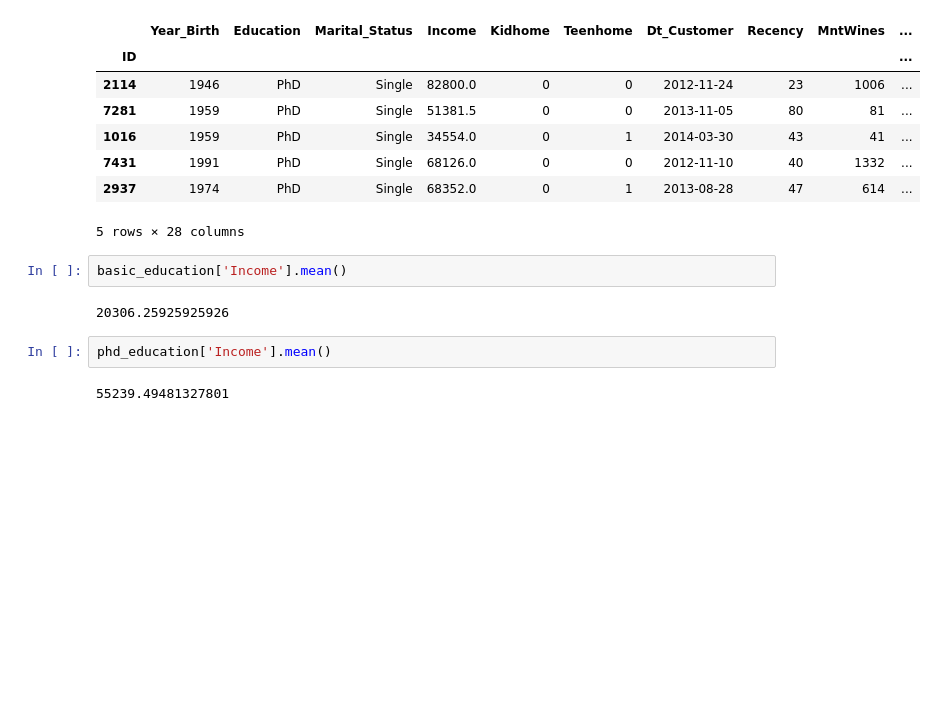
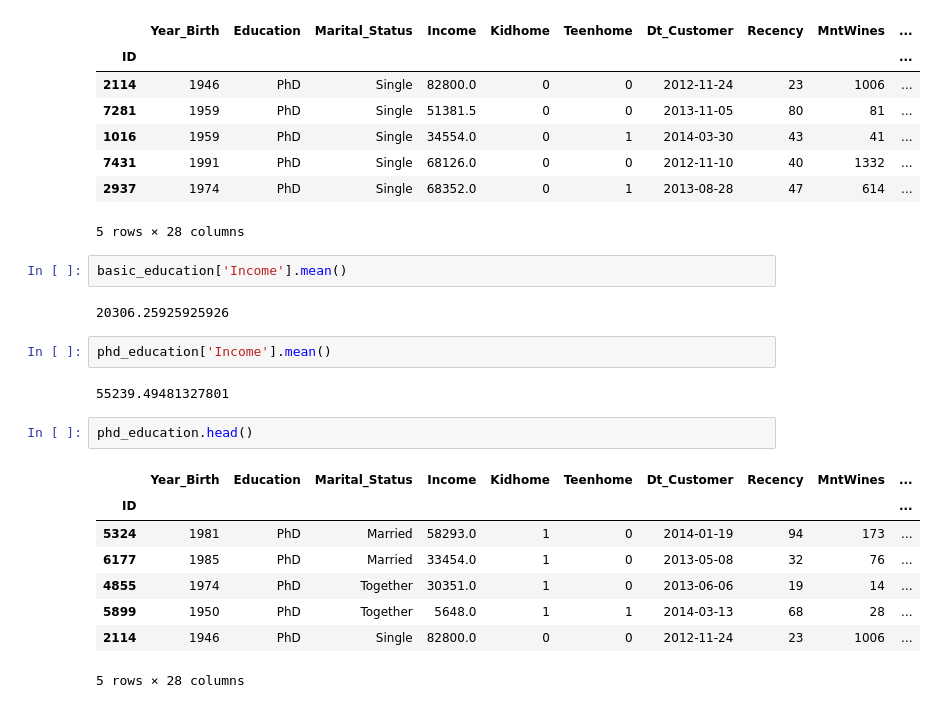
Before and after one commit to Jose-Servin/DataCamp, a Jupyter notebook: Projects/Customer_Personality_Analysis/CPA.ipynb, the cells around one changed output. Drawn from its saved outputs; the diff is of its cells as text; blank space fills up the shorter version.

```diff
--- a/Projects/Customer_Personality_Analysis/CPA.ipynb
+++ b/Projects/Customer_Personality_Analysis/CPA.ipynb
@@ -383,3 +386,14 @@ basic_education['Income'].mean()
 phd_education['Income'].mean()
 # %% [output]
 55239.49481327801
+# %%
+phd_education.head()
+# %% [output]
+|  | Year_Birth | Education | Marital_Status | Income | Kidhome | Teenhome | Dt_Customer | Recency | MntWines | ... |
+| ID |  |  |  |  |  |  |  |  |  | ... |
+| 5324 | 1981 | PhD | Married | 58293.0 | 1 | 0 | 2014-01-19 | 94 | 173 | ... |
+| 6177 | 1985 | PhD | Married | 33454.0 | 1 | 0 | 2013-05-08 | 32 | 76 | ... |
+| 4855 | 1974 | PhD | Together | 30351.0 | 1 | 0 | 2013-06-06 | 19 | 14 | ... |
+| 5899 | 1950 | PhD | Together | 5648.0 | 1 | 1 | 2014-03-13 | 68 | 28 | ... |
+| 2114 | 1946 | PhD | Single | 82800.0 | 0 | 0 | 2012-11-24 | 23 | 1006 | ... |
+5 rows × 28 columns
```
Also changed, not shown: parts of 24 cells of this notebook.
